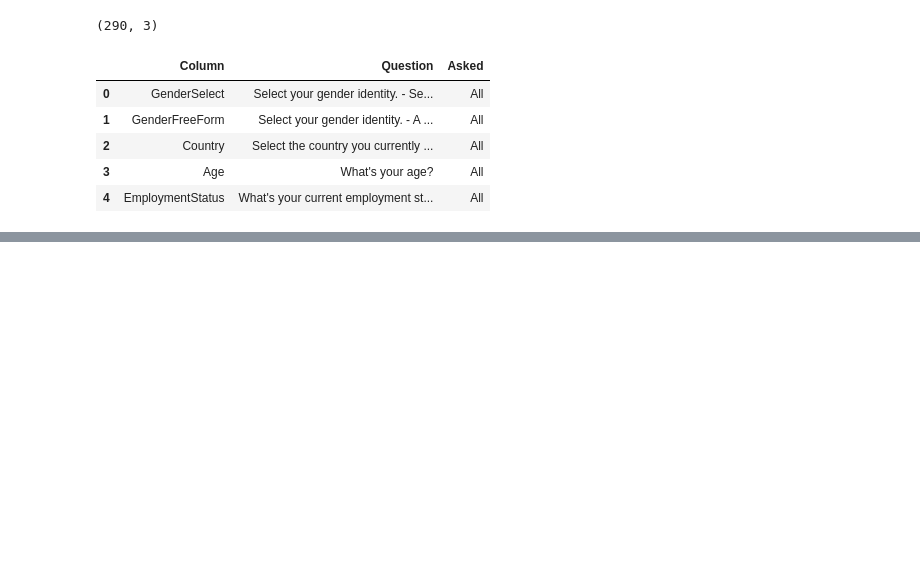
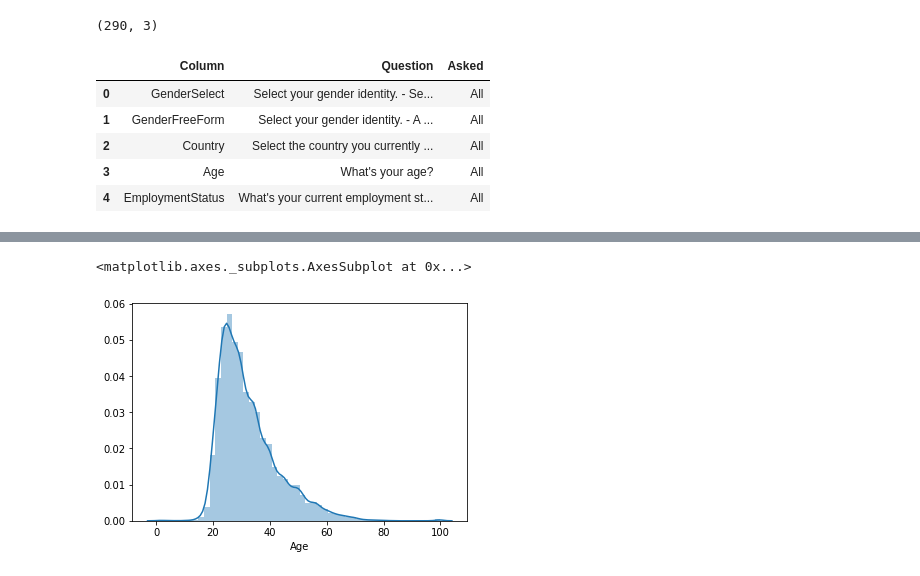
Before and after one commit to duhyundev/TIL, a Jupyter notebook: Kaggle_ML_and_Data_Science_Survey_2017.ipynb, the cells around one changed output, grey strips where cells are left out. Drawn from its saved outputs; the diff is of its cells as text; code cells hidden in the pictures; blank space fills up the shorter version.

```diff
--- a/Kaggle_ML_and_Data_Science_Survey_2017.ipynb
+++ b/Kaggle_ML_and_Data_Science_Survey_2017.ipynb
@@ -57,0 +139,5 @@ question.head()
+# %%
+sns.distplot(mcr[mcr['Age'] > 0]['Age'])
+# %% [output]
+<matplotlib.axes._subplots.AxesSubplot at 0x...>
+[figure, added]
```
Also changed, not shown: parts of 138 cells of this notebook.
